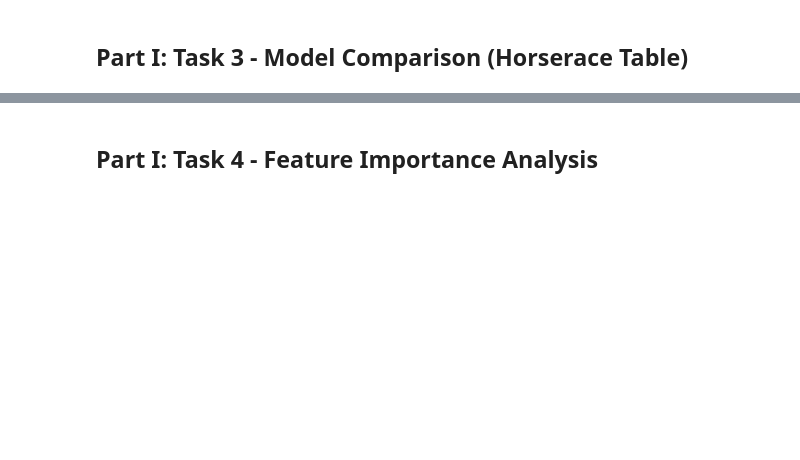
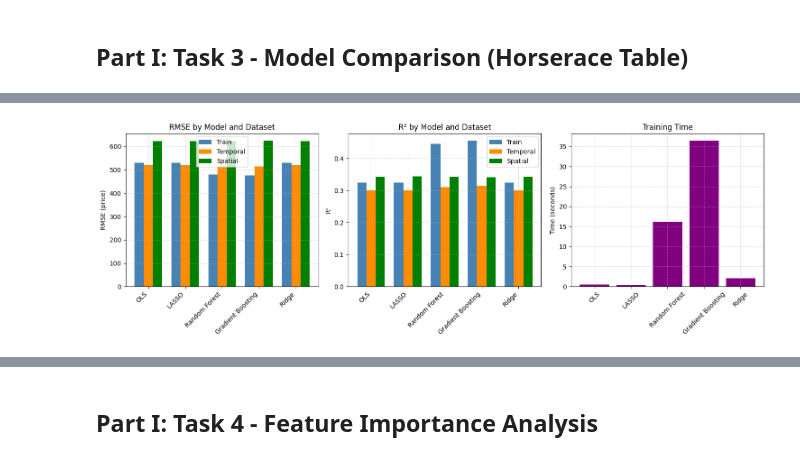
Before and after one commit to balintdecsi/ceu-data-analysis-3-assignments, a Jupyter notebook: assignments/assignment-1/assignment-1.ipynb, the cells around one changed output, grey strips where cells are left out. Saved outputs shown, nothing was run; the diff lists cells and outputs as text; code cells hidden in the pictures; blank space fills up the shorter version.

Commit message:
Run second version with comparisons and for 2025 Q3

```diff
--- a/assignments/assignment-1/assignment-1.ipynb
+++ b/assignments/assignment-1/assignment-1.ipynb
@@ -464,13 +900,37 @@ print(f"Spatial RMSE: {ridge_spatial_metrics['RMSE']:.4f}, R²: {ridge_spatial_m
 # %% [markdown]
 ## Part I: Task 3 - Model Comparison (Horserace Table)
 # %%
-# Create horserace table
+# =====================================================
+# HORSERACE TABLE: Model Comparison
+# =====================================================
+
 results_df = pd.DataFrame(results)
-results_df = results_df.round(4)
 
 # Display formatted table
 print("=" * 100)
 print("HORSERACE TABLE: Model Comparison")
 print("=" * 100)
-display(results_df.style.highlight_min(subset=['Train_RMSE', 'Temporal_RMSE', 'Spatial_RMSE'], color='lightgreen')
-                        .highlight_max(subset=['Train_R2', 'Temporal_R2', 'Spatial_R2'], color='lightgreen'))
+
+# Round numeric columns for display
+display_df = results_df.copy()
+display_df['Train_RMSE'] = display_df['Train_RMSE'].round(2)
+display_df['Temporal_RMSE'] = display_df['Temporal_RMSE'].round(2)
+display_df['Spatial_RMSE'] = display_df['Spatial_RMSE'].round(2)
+display_df['Train_R2'] = display_df['Train_R2'].round(4)
+display_df['Temporal_R2'] = display_df['Temporal_R2'].round(4)
+display_df['Spatial_R2'] = display_df['Spatial_R2'].round(4)
+display_df['Train_Time'] = display_df['Train_Time'].apply(lambda x: f'{x:.2f}s')
+display_df['Inference_Time'] = display_df['Inference_Time'].apply(lambda x: f'{x:.4f}s')
+
+print(display_df.to_string(index=False))
+
+# Highlight best models
+print("\n" + "=" * 100)
+print("BEST MODELS BY METRIC:")
+print("=" * 100)
+best_train_rmse = results_df.loc[results_df['Train_RMSE'].idxmin(), 'Model']
+best_temporal_rmse = results_df.loc[results_df['Temporal_RMSE'].idxmin(), 'Model']
+best_spatial_rmse = results_df.loc[results_df['Spatial_RMSE'].idxmin(), 'Model']
+print(f"Lowest Train RMSE: {best_train_rmse} ({results_df['Train_RMSE'].min():.2f})")
+print(f"Lowest Temporal RMSE: {best_temporal_rmse} ({results_df['Temporal_RMSE'].min():.2f})")
+print(f"Lowest Spatial RMSE: {best_spatial_rmse} ({results_df['Spatial_RMSE'].min():.2f})")
@@ -477,39 +954,48 @@ display(results_df.style.highlight_min(subset=['Train_RMSE', 'Temporal_RMSE', 'S
 # %%
+# =====================================================
 # Visualization of model performance
+# Following course material visualization patterns
+# =====================================================
+
 fig, axes = plt.subplots(1, 3, figsize=(15, 5))
 
 # RMSE comparison
 x = np.arange(len(results_df))
 width = 0.25
 
 axes[0].bar(x - width, results_df['Train_RMSE'], width, label='Train', color='steelblue')
 axes[0].bar(x, results_df['Temporal_RMSE'], width, label='Temporal', color='darkorange')
 axes[0].bar(x + width, results_df['Spatial_RMSE'], width, label='Spatial', color='green')
-axes[0].set_ylabel('RMSE (log-price)')
+axes[0].set_ylabel('RMSE (price)')
 axes[0].set_title('RMSE by Model and Dataset')
 axes[0].set_xticks(x)
 axes[0].set_xticklabels(results_df['Model'], rotation=45, ha='right')
 axes[0].legend()
+axes[0].grid(linestyle=':')
 
 # R² comparison
 axes[1].bar(x - width, results_df['Train_R2'], width, label='Train', color='steelblue')
 axes[1].bar(x, results_df['Temporal_R2'], width, label='Temporal', color='darkorange')
 axes[1].bar(x + width, results_df['Spatial_R2'], width, label='Spatial', color='green')
 axes[1].set_ylabel('R²')
 axes[1].set_title('R² by Model and Dataset')
 axes[1].set_xticks(x)
 axes[1].set_xticklabels(results_df['Model'], rotation=45, ha='right')
 axes[1].legend()
+axes[1].grid(linestyle=':')
 
-# Training time
+# Training time (as in course material)
 axes[2].bar(results_df['Model'], results_df['Train_Time'], color='purple')
 axes[2].set_ylabel('Time (seconds)')
 axes[2].set_title('Training Time')
 axes[2].tick_params(axis='x', rotation=45)
+axes[2].grid(linestyle=':')
 
 plt.tight_layout()
 plt.savefig('model_comparison.png', dpi=150, bbox_inches='tight')
 plt.show()
+# %% [output]
+[figure, added]
 # %% [markdown]
 ### Discussion: Model Performance
 
```
Also changed, not shown: parts of 44 cells of this notebook, 5 other files.
